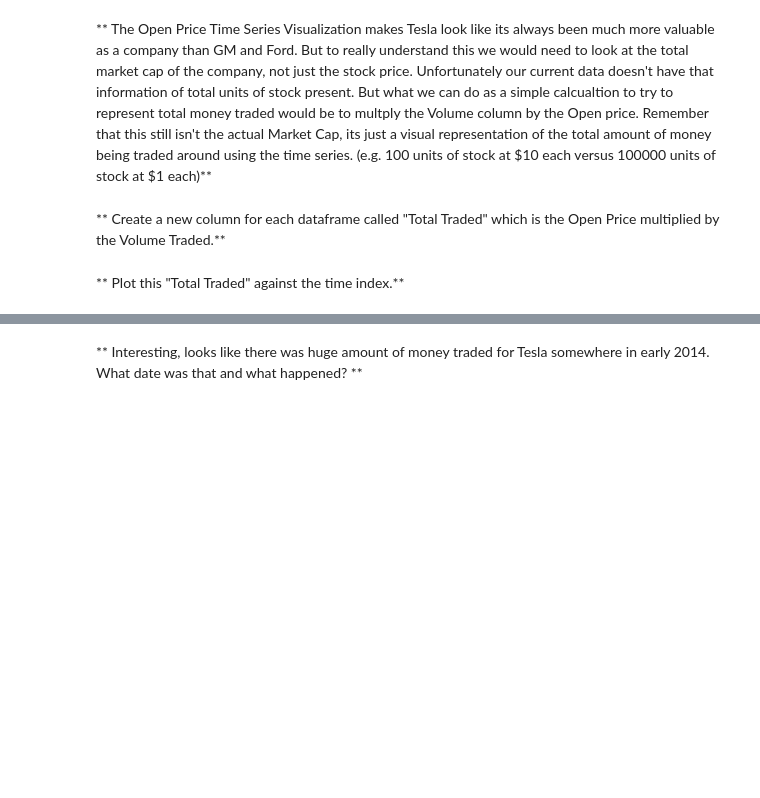
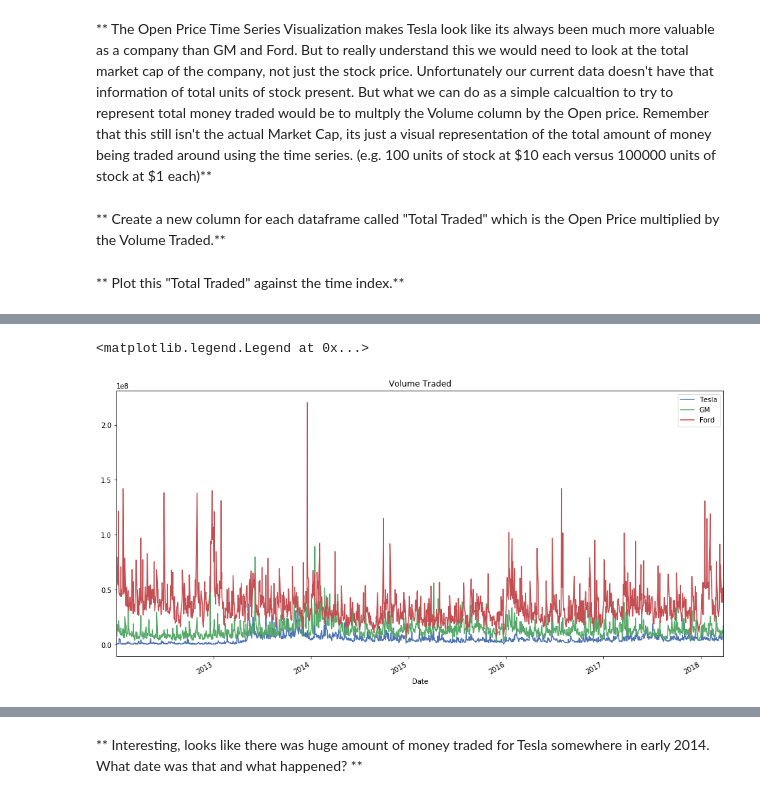
Before and after one commit to BrianLDev/Python_For_Finance, a Jupyter notebook: 07-Stock-Market-Analysis-Capstone-Project/Stock Market Analysis Project-BL.ipynb, the cells around one changed output, grey strips where cells are left out. Drawn from its saved outputs; the diff is of its cells as text; code cells hidden in the pictures; blank space fills up the shorter version.

```diff
--- a/07-Stock-Market-Analysis-Capstone-Project/Stock Market Analysis Project-BL.ipynb
+++ b/07-Stock-Market-Analysis-Capstone-Project/Stock Market Analysis Project-BL.ipynb
@@ -142,0 +169,4 @@ ____
+# %%
+tesla['Total Traded'] = tesla['Close']*tesla['Volume']
+gm['Total Traded'] = gm['Close']*gm['Volume']
+ford['Total Traded'] = ford['Close']*ford['Volume']
@@ -150,0 +177,8 @@ ____
+# %%
+tesla['Volume'].plot(label='Tesla', figsize=(16, 8), title='Volume Traded')
+gm['Volume'].plot(label='GM', figsize=(16, 8), title='Volume Traded')
+ford['Volume'].plot(label='Ford', figsize=(16, 8), title='Volume Traded')
+plt.legend()
+# %% [output]
+<matplotlib.legend.Legend at 0x...>
+[figure, added]
```
Also changed, not shown: parts of 65 cells of this notebook, 1 other file.
